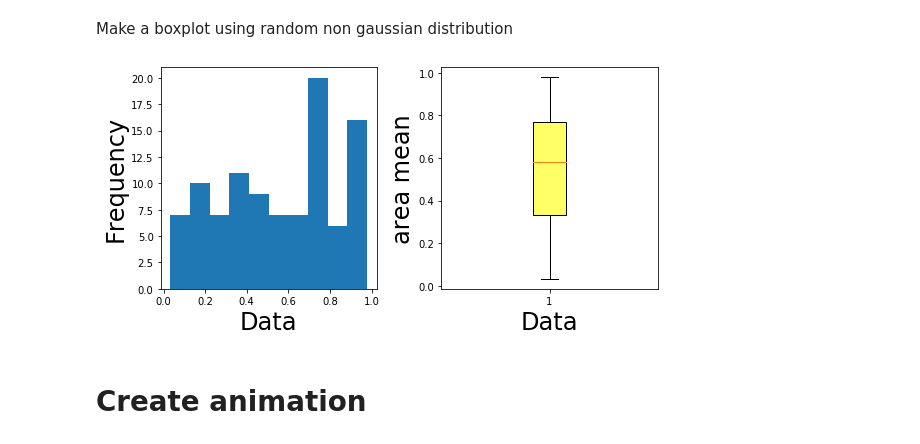
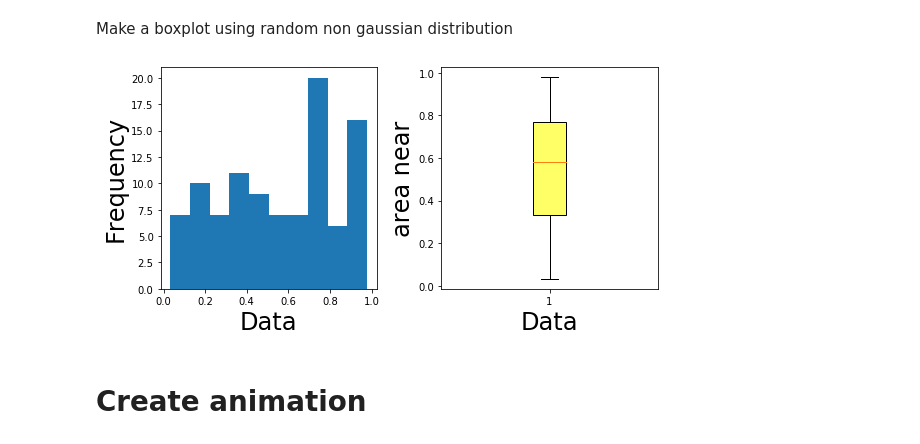
Before and after one commit to iriyanto1027/Data-Visualization, a Jupyter notebook: Matplotlib/[Student_vers]_Week_9_Data_Visualization_Filled_curves_boxplot_and_animation.ipynb, the cells around one changed output. Drawn from its saved outputs; the diff is of its cells as text; code cells hidden in the pictures.

```diff
--- a/Matplotlib/[Student_vers]_Week_9_Data_Visualization_Filled_curves_boxplot_and_animation.ipynb
+++ b/Matplotlib/[Student_vers]_Week_9_Data_Visualization_Filled_curves_boxplot_and_animation.ipynb
@@ -362,17 +360,27 @@ Make a boxplot using random non gaussian distribution
 # %%
 import matplotlib.pyplot as plt
 import numpy as np
 
 # Random test data
 np.random.seed(19680801)
 
 data = np.random.random(100)
 
+fig, axs = plt.subplots(1, 2, figsize=(8, 4))
+axs[0].hist(data)
+axs[0].set_xlabel('Data', fontsize=24)
+axs[0].set_ylabel('Frequency', fontsize=24)
+
+bp = axs[1].boxplot(data, patch_artist=True)
+axs[1].set_xlabel('Data', fontsize=24)
+axs[1].set_ylabel('area near', fontsize=24)
+for patch in bp['boxes']:
+    patch.set(facecolor='#FFFF66')
 
 plt.tight_layout()
 plt.show()
 # %% [output]
-[figure, old version]
+[figure, new version]
 # %% [markdown]
 # Create animation
 # %% [markdown]
```
Also changed, not shown: parts of 16 cells of this notebook, 2 other files.
